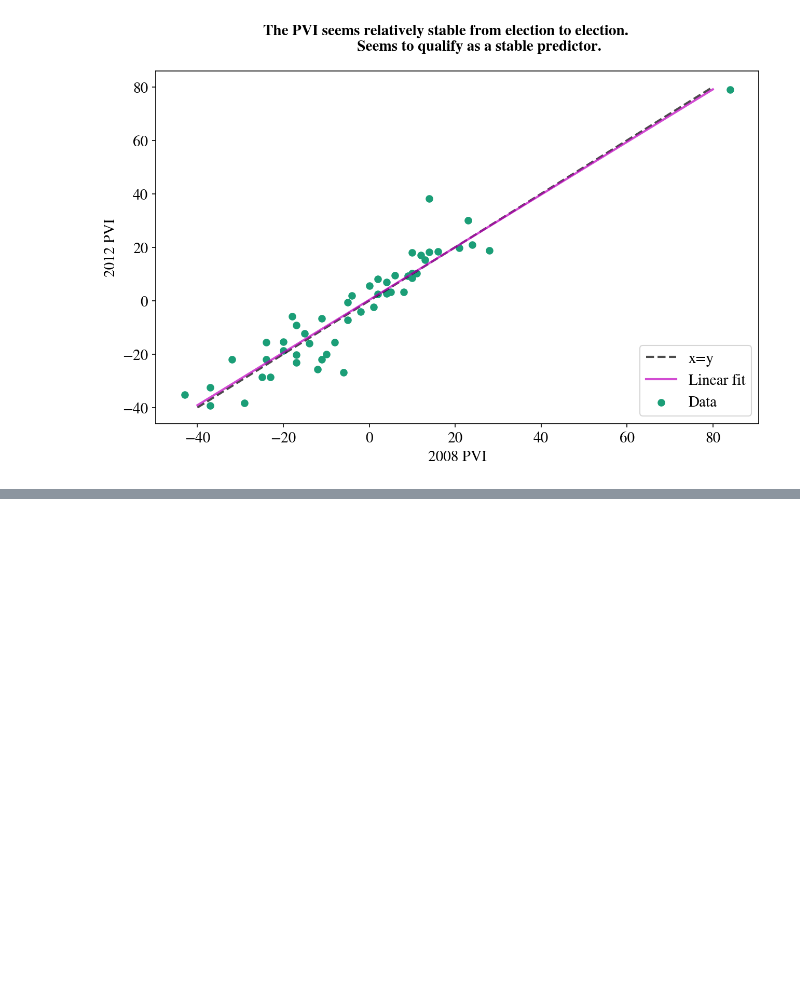
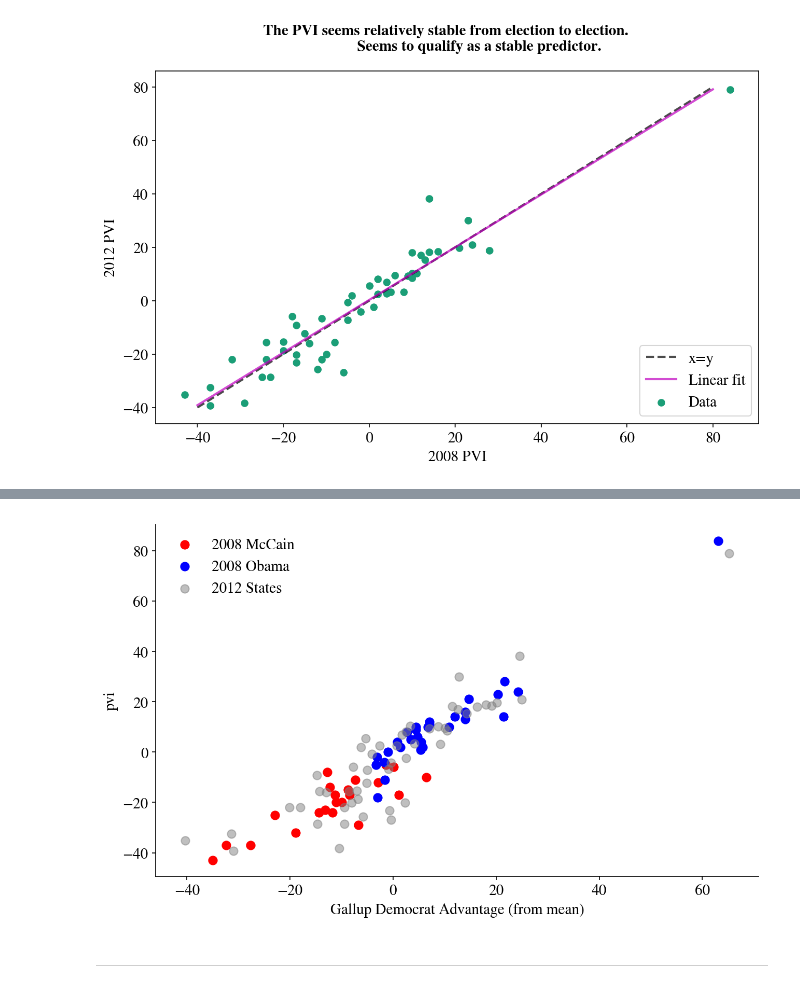
Before and after one commit to joaoDragado/dSc_roadmap, a Jupyter notebook: projects/SimulatingSilver/HW2_user.ipynb, the cells around one changed output, grey strips where cells are left out. Drawn from its saved outputs; the diff is of its cells as text; code cells hidden in the pictures; blank space fills up the shorter version.

```diff
--- a/projects/SimulatingSilver/HW2_user.ipynb
+++ b/projects/SimulatingSilver/HW2_user.ipynb
@@ -576,0 +590,26 @@ _ =fig.suptitle('The PVI seems relatively stable from election to election. \n \
+# %%
+fig, ax  = plt.subplots()
+
+colors=["red","blue"]
+labels = ['2008 McCain', '2008 Obama']
+
+# 2008 state wins for Obama / McCain
+for pick in [0, 1]:
+    color = colors[pick]
+    label = labels[pick]
+    mask = e2008.obama_win == pick
+    ax.scatter(e2008[mask]['Dem_Adv'], e2008[mask]['pvi'],
+               c=color, s=60, label=label)
+    ax.set(xlabel='Gallup Democrat Advantage (from mean)',
+       ylabel='pvi')
+# 2012 elections
+ax.scatter(e2012['Dem_Adv'], e2012['pvi'],
+           c='gray', s=60, marker="o",
+           label='2012 States', alpha=.5)
+
+ax.legend(frameon=False, scatterpoints=1, loc='upper left')
+remove_border()
+# %% [output]
+[figure, added]
+# %% [markdown]
+---
```
Also changed, not shown: parts of 6 cells of this notebook.
